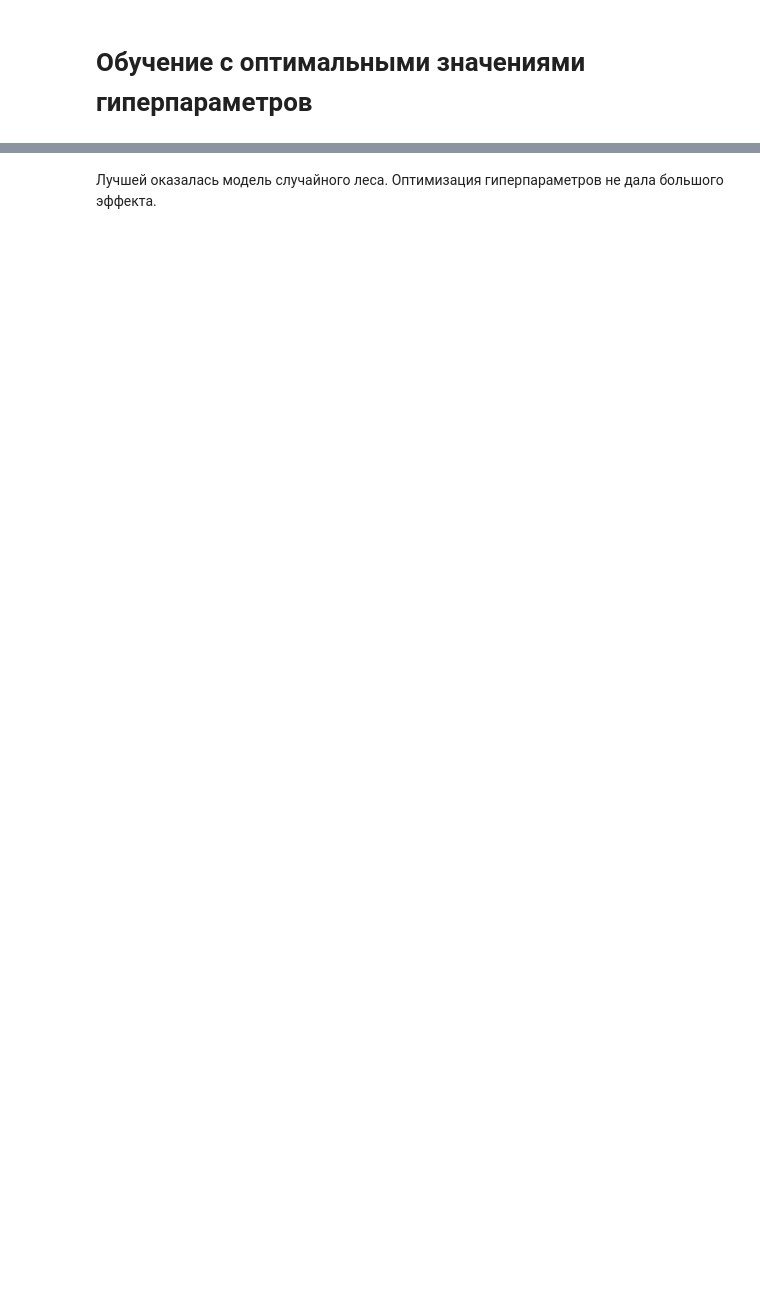
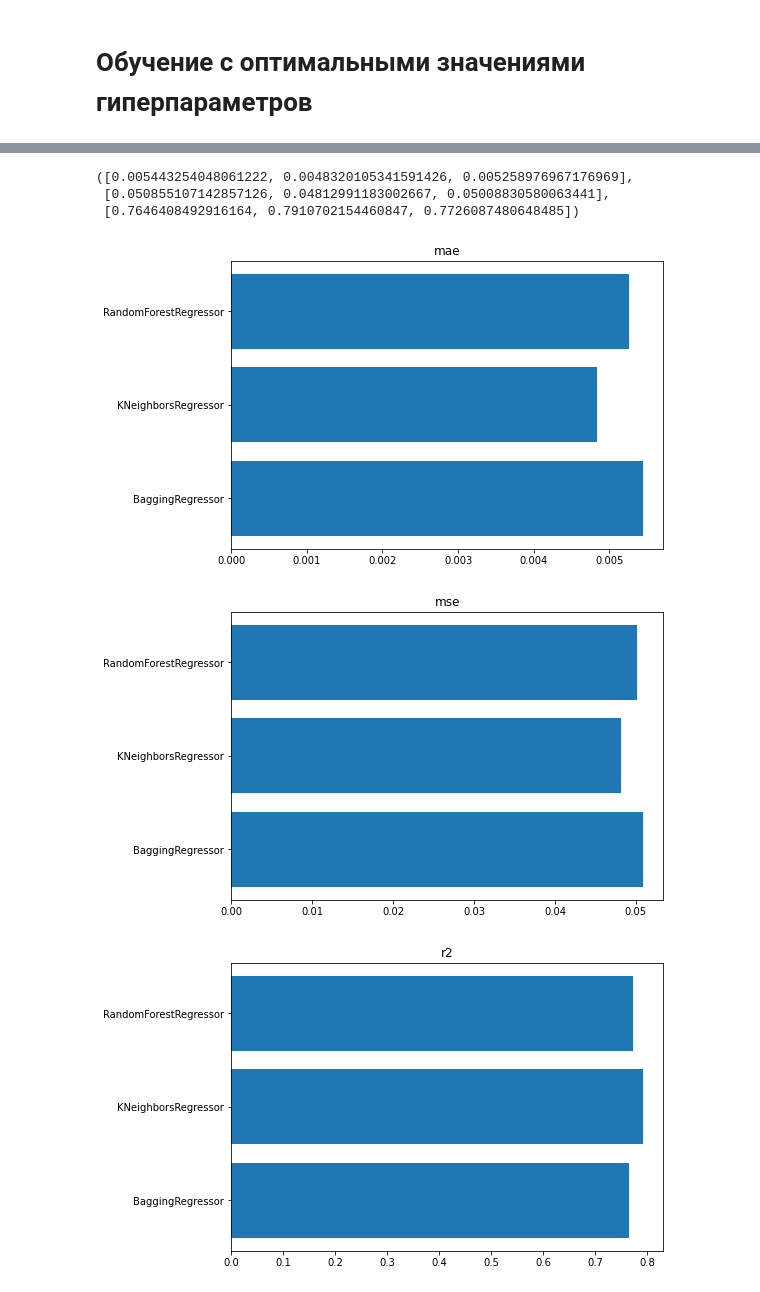
Before and after one commit to GavrilyukAG/MMO, a Jupyter notebook: hw/hw.ipynb, the cells around one changed output, grey strips where cells are left out. Drawn from its saved outputs; the diff is of its cells as text; code cells hidden in the pictures; blank space fills up the shorter version.

```diff
--- a/hw/hw.ipynb
+++ b/hw/hw.ipynb
@@ -355,9 +407,10 @@ models = [BaggingRegressor(base_estimator=None, bootstrap=True, bootstrap_featur
                       random_state=None, verbose=0, warm_start=False)
          ]
 
+metrics_arr = []
 for model in models:
-    print("=========================================")
-    print("Обучение модели "+type(model).__name__)
+    print("_" * 50)
+    print(type(model).__name__)
     model.fit(X_train, y_train)
     predicted = model.predict(X_test)
     plt.figure(figsize=(4, 4))
@@ -366,5 +419,5 @@ for model in models:
     plt.xlabel('Actual chance of admit')
     plt.ylabel('Predicted chance of admit')
     plt.tight_layout()
-    quality(y_test, predicted)
+    quality(y_test, predicted, metrics_arr)
 # %% [output]
@@ -392,3 +445,21 @@ for model in models:
-# %% [markdown]
-Лучшей оказалась модель случайного леса.
-Оптимизация гиперпараметров не дала большого эффекта.
+# %%
+mae, mse, r2 = [], [], []
+for v1, v2, v3 in metrics_arr:
+    mae.append(v1)
+    mse.append(v2)
+    r2.append(v3)
+
+mae, mse, r2
+# %% [output]
+([0.005443254048061222, 0.0048320105341591426, 0.005258976967176969],
+ [0.050855107142857126, 0.04812991183002667, 0.05008830580063441],
+ [0.7646408492916164, 0.7910702154460847, 0.7726087480648485])
+# %%
+metrics_names = ['mae', 'mse', 'r2']
+models_names = [type(m).__name__ for m in models]
+for metric, values in list(zip(metrics_names, (mae, mse, r2))):
+    metrics_bar(metric, models_names, values)
+# %% [output]
+[figure, added]
+[figure, added]
+[figure, added]
```
Also changed, not shown: parts of 15 cells of this notebook.
